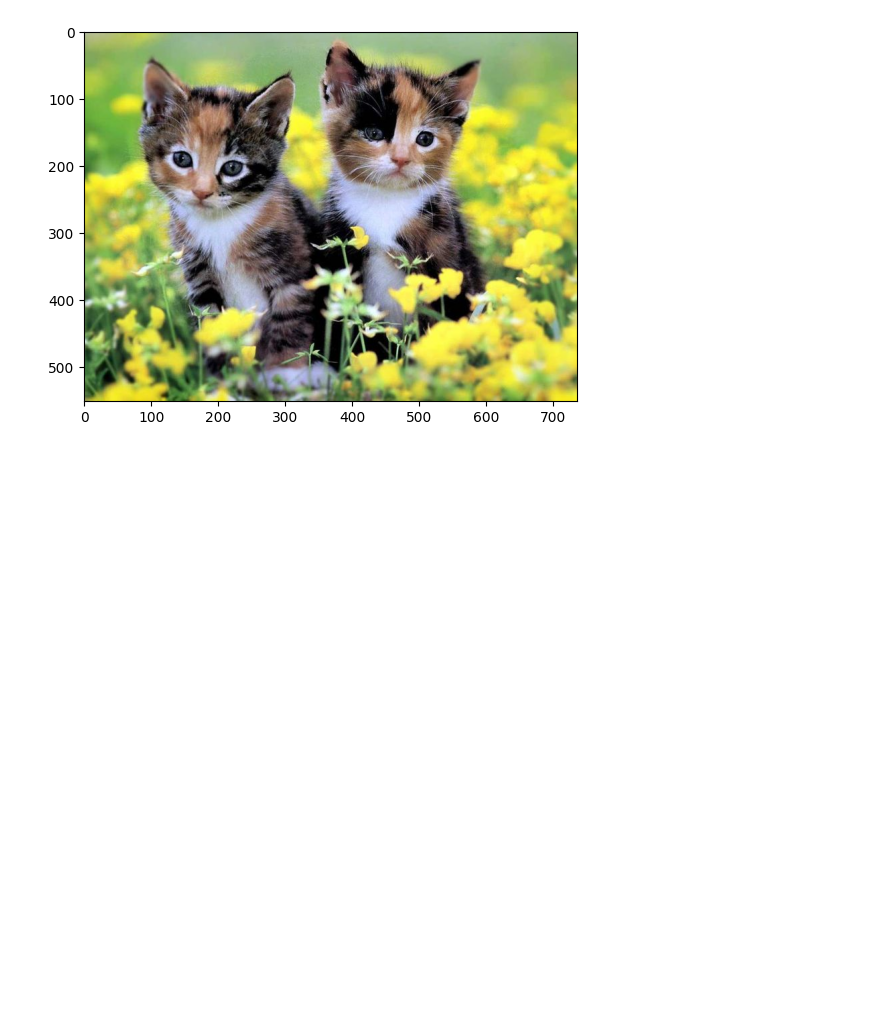
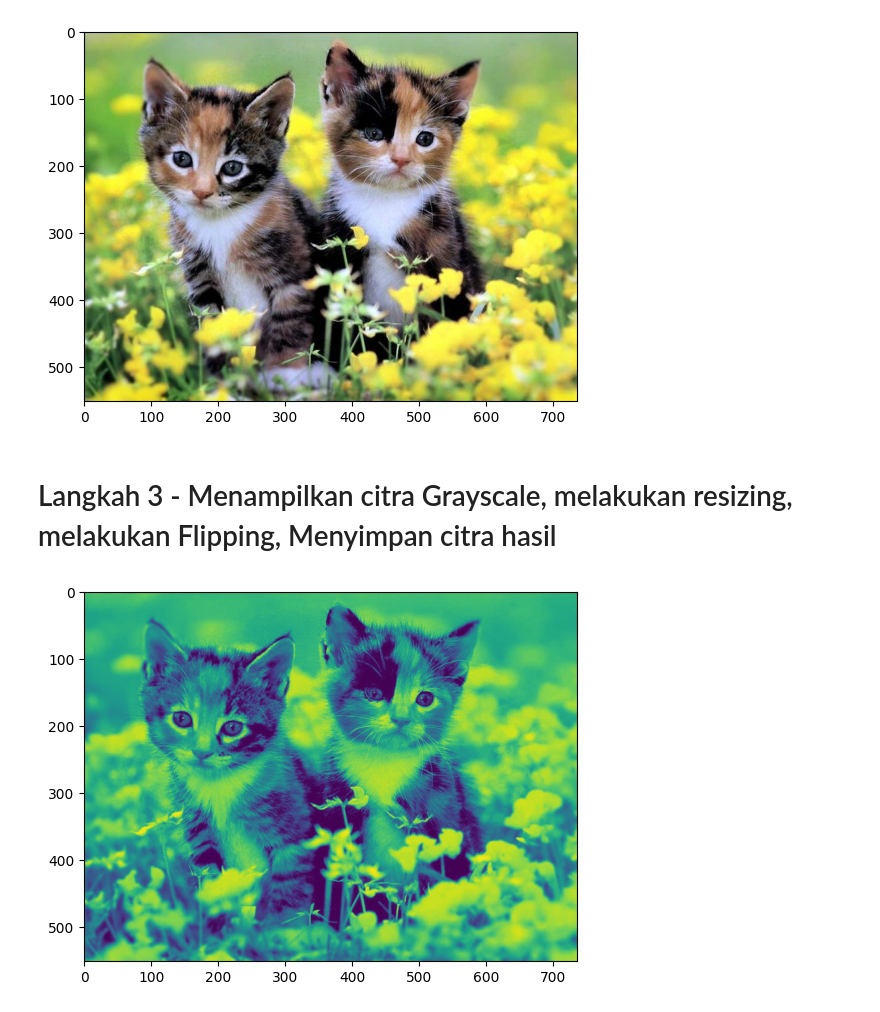
Before and after one commit to Lelytameyda29rpl/PCVK_Ganjil_2025, a Jupyter notebook: Week2.ipynb, the cells around one changed output. Drawn from its saved outputs; the diff is of its cells as text; code cells hidden in the pictures; blank space fills up the shorter version.

Commit message:
Langkah 3

```diff
--- a/Week2.ipynb
+++ b/Week2.ipynb
@@ -64,3 +64,16 @@ plt.imshow(img3)
 plt.show()
 # %% [output]
 [figure]
+# %% [markdown]
+# Langkah 3 - Menampilkan citra Grayscale, melakukan resizing, melakukan Flipping, Menyimpan citra hasil
+# %%
+# Membaca citra dari Google Drive dengan mode grayscale (abu-abu)
+# cv.IMREAD_GRAYSCALE memberitahu OpenCV untuk membaca citra sebagai 2D array, bukan 3-channel BGR
+img_gray = cv.imread('/content/drive/MyDrive/images/kitten.jpg', cv.IMREAD_GRAYSCALE)
+
+# Menampilkan citra grayscale menggunakan matplotlib
+# plt.imshow secara default mengira citra 2D sebagai colormap (warna)
+plt.imshow(img_gray)
+plt.show()
+# %% [output]
+[figure, added]
```
Also changed, not shown: parts of 8 cells of this notebook.
